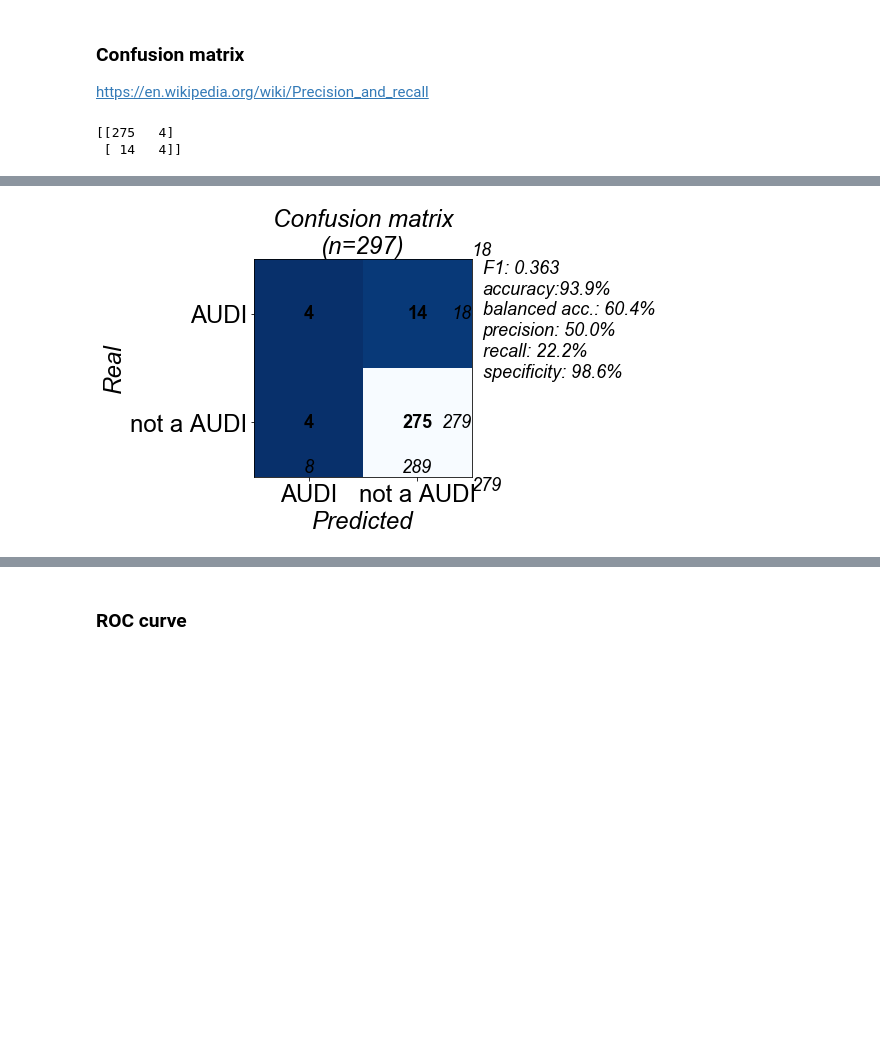
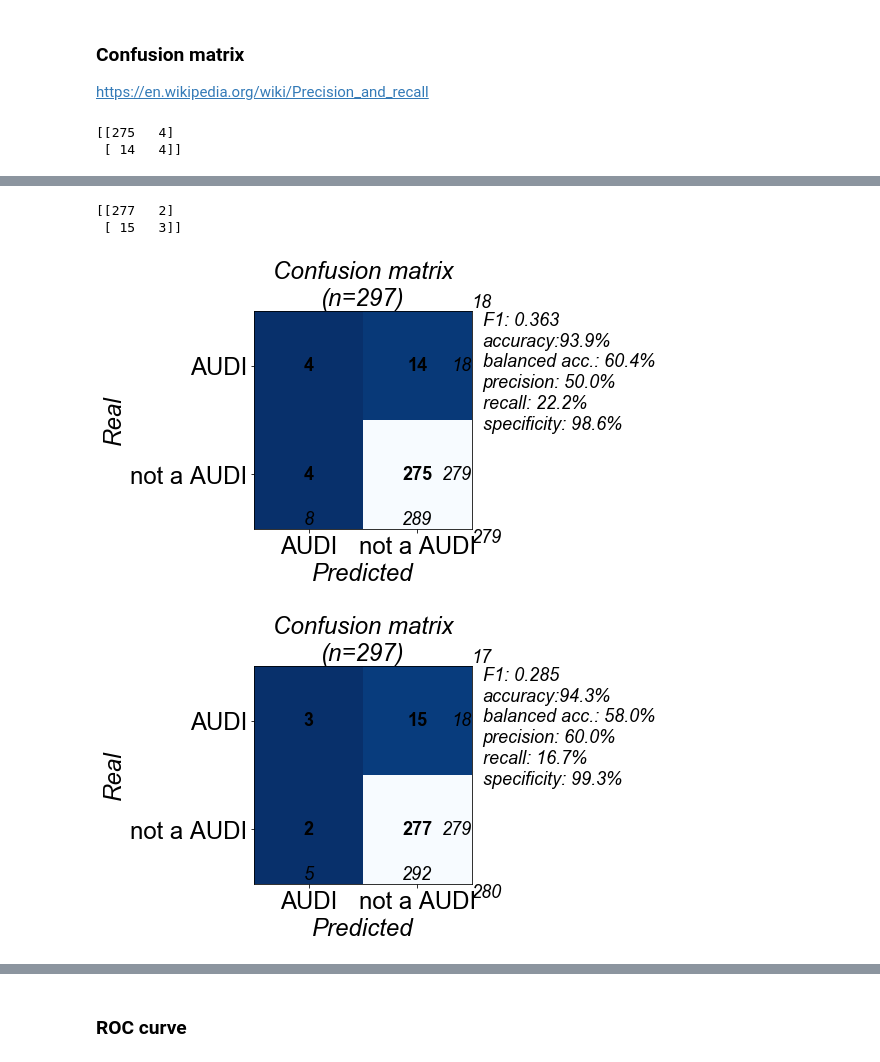
Before and after one commit to r5atom/Saturday-Datascience, a Jupyter notebook: code/classify-pictures.ipynb, the cells around one changed output, grey strips where cells are left out. Cells and saved outputs as stored; diff of their text form; code cells hidden in the pictures; blank space fills up the shorter version.

```diff
--- a/code/classify-pictures.ipynb
+++ b/code/classify-pictures.ipynb
@@ -582,20 +583,27 @@ def plot_confusion_matrix(mtx, class_name):
              va='top', ha='left', style='italic'
             )
 # %%
-conf_mtx = confusion_matrix(y_test_binary, y_pred)
-print(conf_mtx)
-# True negatives:  [0,0]
-# False negatives: [1,0]
-# True positives:  [1,1]
-# False positives: [0,1].
-assert sum(conf_mtx[:,1]) == sum(y_pred)
-assert sum(conf_mtx[1,:]) == sum(y_test_binary)
-assert conf_mtx[0,0] == sum(~y_pred & ~y_test_binary) # correct negative
+for model_name, model in models.items():
+    clf = model['model']
+    predict_class = model['classes'][0]
+    y_pred = clf.predict(X_test)
+    y_test_binary = y_test == predict_class
 
-plot_confusion_matrix(conf_mtx, predict_class)
 
-# save
-plt.savefig('../results/confusion-matrix-{}.png'.format(model_name.replace(' ','_')), bbox_inches='tight', transparent=True)
+    conf_mtx = confusion_matrix(y_test_binary, y_pred)
+    print(conf_mtx)
+    # True negatives:  [0,0]
+    # False negatives: [1,0]
+    # True positives:  [1,1]
+    # False positives: [0,1].
+    assert sum(conf_mtx[:,1]) == sum(y_pred)
+    assert sum(conf_mtx[1,:]) == sum(y_test_binary)
+    assert conf_mtx[0,0] == sum(~y_pred & ~y_test_binary) # correct negative
+
+    plot_confusion_matrix(conf_mtx, predict_class)
+
+    # save
+    plt.savefig('../results/confusion-matrix-{}.png'.format(model_name.replace(' ','_')), bbox_inches='tight', transparent=True)
 # %% [output]
 [[275   4]
  [ 14   4]]
@@ -602,3 +612,6 @@ plt.savefig('../results/confusion-matrix-{}.png'.format(model_name.replace(' ','
+[[277   2]
+ [ 15   3]]
 [figure]
+[figure, added]
 # %%
 # plot classification errors
```
Also changed, not shown: parts of 6 cells of this notebook, 3 other files.
